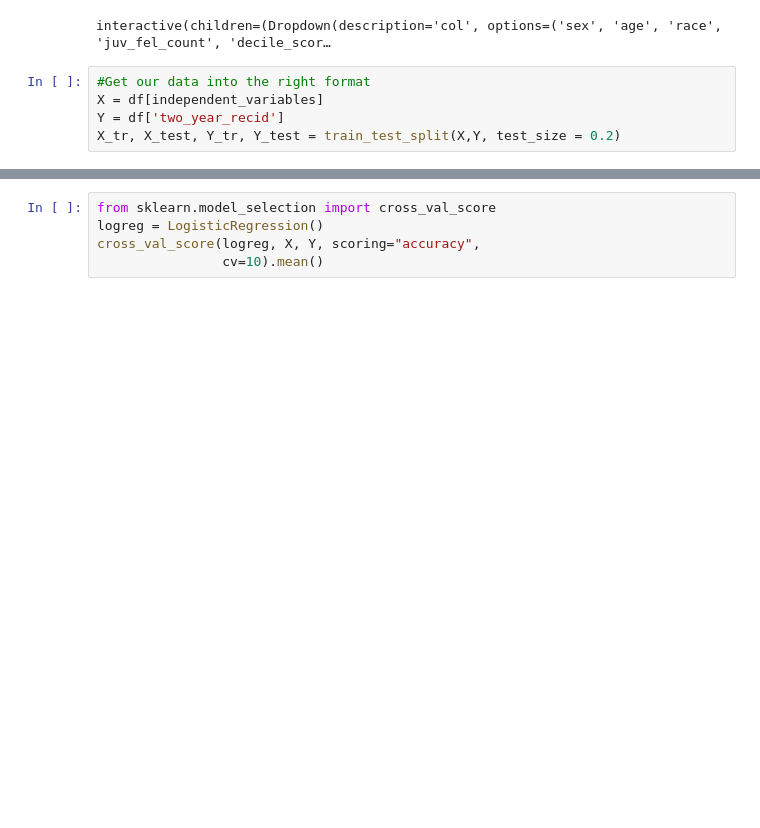
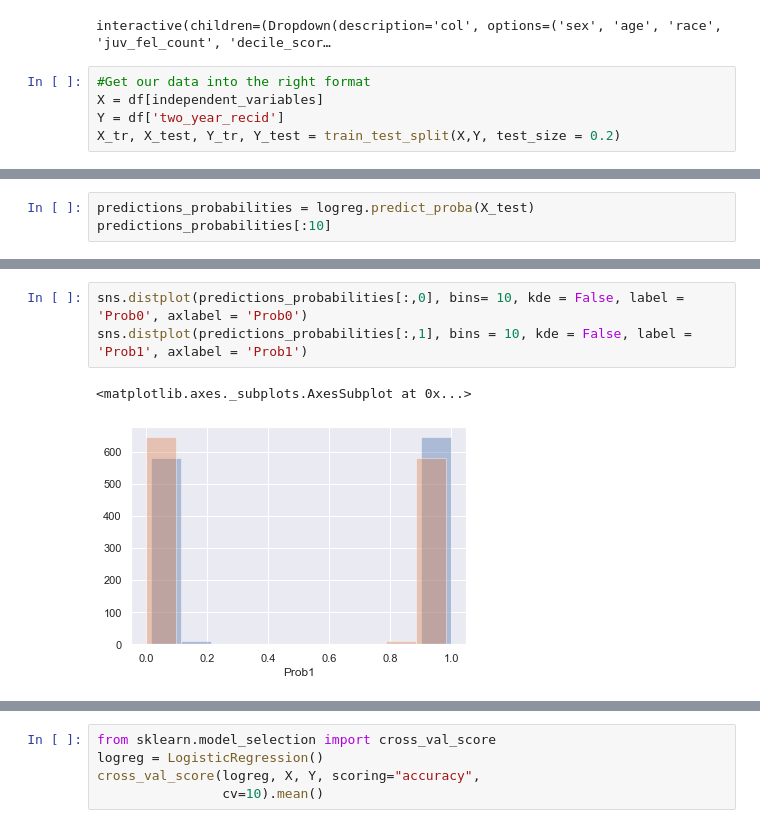
Before and after one commit to fadilf/iXRemote-COMPAS, a Jupyter notebook: COMPAS Analysis 1.ipynb, the cells around one changed output, grey strips where cells are left out. Saved outputs shown, nothing was run; the diff lists cells and outputs as text; blank space fills up the shorter version.

```diff
--- a/COMPAS Analysis 1.ipynb
+++ b/COMPAS Analysis 1.ipynb
@@ -410,0 +417,3 @@ array([1, 1, 0, 0, 0, 0, 1, 1, 1, 0])
+# %%
+predictions_probabilities = logreg.predict_proba(X_test)
+predictions_probabilities[:10]
@@ -411,3 +431,9 @@ array([1, 1, 0, 0, 0, 0, 1, 1, 1, 0])
+# %%
+sns.distplot(predictions_probabilities[:,0], bins= 10, kde = False, label = 'Prob0', axlabel = 'Prob0')
+sns.distplot(predictions_probabilities[:,1], bins = 10, kde = False, label = 'Prob1', axlabel = 'Prob1')
+# %% [output]
+<matplotlib.axes._subplots.AxesSubplot at 0x...>
+[figure, added]
 # %%
 #Check accuracy
 print("Accuracy: ", (predictions == Y_test).mean())
```
Also changed, not shown: parts of 6 cells of this notebook.
